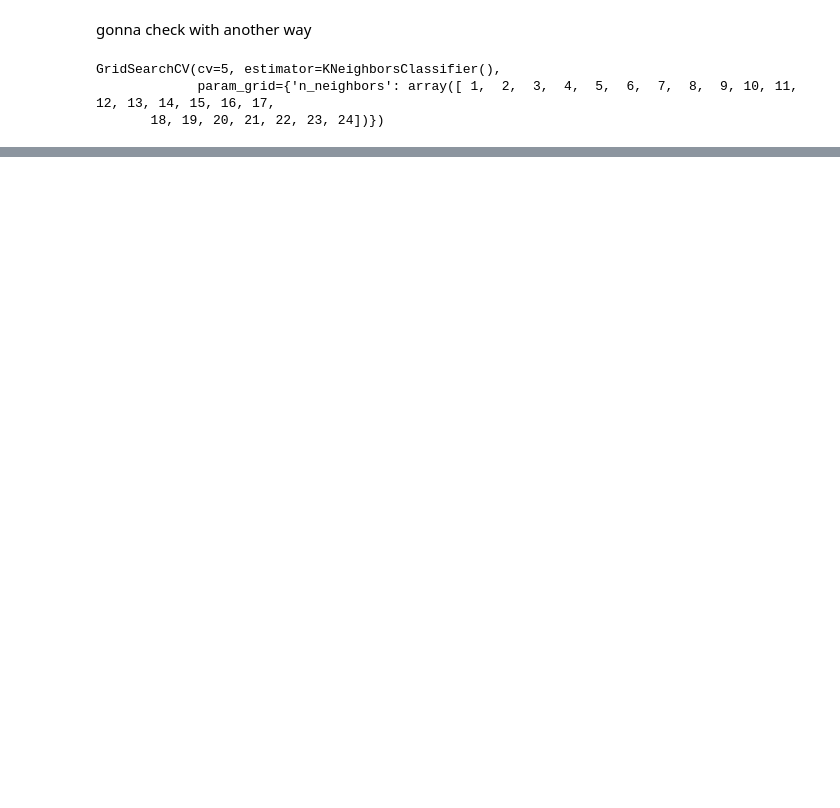
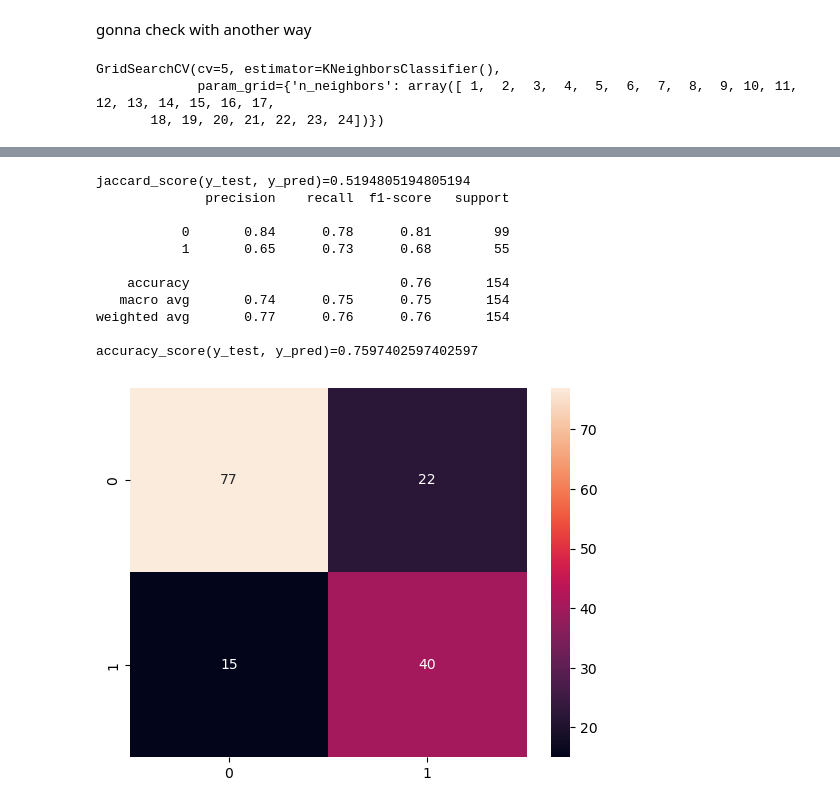
Before and after one commit to abduraaahim/diabetes-diagnosis, a Jupyter notebook: diabetes_diagnosis.ipynb, the cells around one changed output, grey strips where cells are left out. Drawn from its saved outputs; the diff is of its cells as text; code cells hidden in the pictures; blank space fills up the shorter version.

```diff
--- a/diabetes_diagnosis.ipynb
+++ b/diabetes_diagnosis.ipynb
@@ -185,0 +222,24 @@ plt.show()
+# %%
+RF_model = RandomForestClassifier()
+RF_model.fit(X_train, y_train)
+y_pred = RF_model.predict(X_test)
+
+print(f'{jaccard_score(y_test, y_pred)=}')
+print(classification_report(y_test, y_pred))
+print(f'{accuracy_score(y_test, y_pred)=}')
+
+sns.heatmap(confusion_matrix(y_test, y_pred), annot=True)
+plt.show()
+# %% [output]
+jaccard_score(y_test, y_pred)=0.5194805194805194
+              precision    recall  f1-score   support
+
+           0       0.84      0.78      0.81        99
+           1       0.65      0.73      0.68        55
+
+    accuracy                           0.76       154
+   macro avg       0.74      0.75      0.75       154
+weighted avg       0.77      0.76      0.76       154
+
+accuracy_score(y_test, y_pred)=0.7597402597402597
+[figure, added]
```
Also changed, not shown: parts of 23 cells of this notebook.
